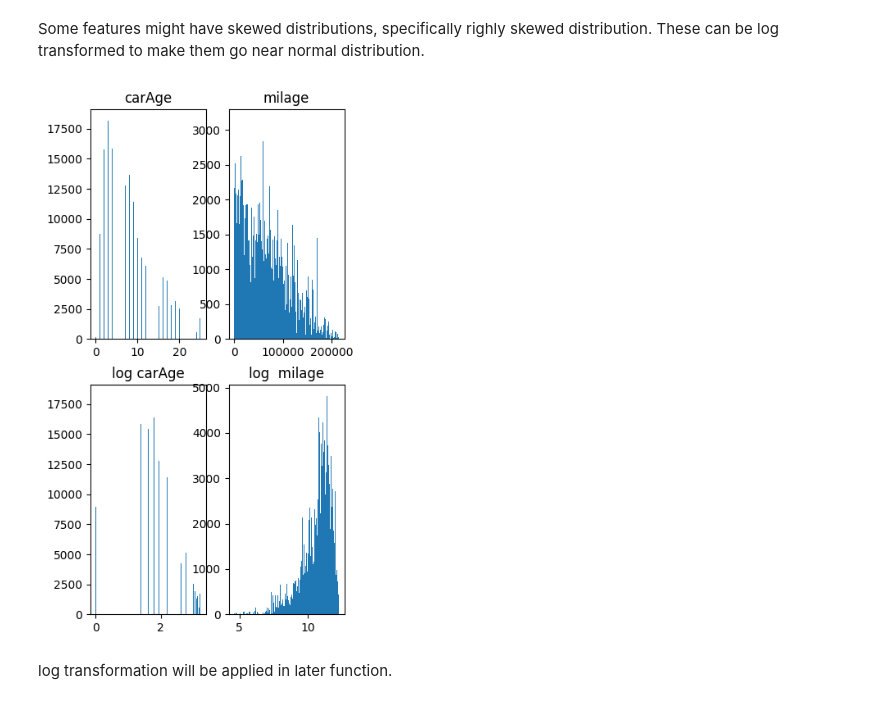
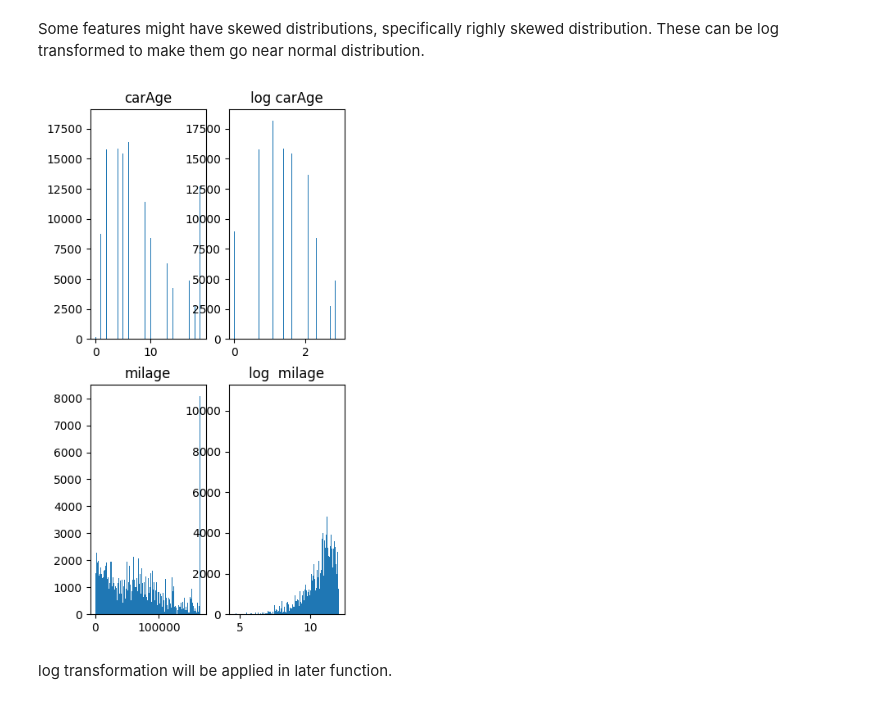
Before and after one commit to omkar-thite/used_car_regression_kaggle, a Jupyter notebook: used_car_regression.ipynb, the cells around one changed output. Saved outputs shown, nothing was run; the diff lists cells and outputs as text; code cells hidden in the pictures.

```diff
--- a/used_car_regression.ipynb
+++ b/used_car_regression.ipynb
@@ -259,10 +139,10 @@ def handle_outliers(col, limit=2):
 
     return x
 # %%
-df['price'] = handle_outliers(df['price'], 3)
-df['milage'] = handle_outliers(df['milage'], 3)
-df['model_year'] = handle_outliers(df['model_year'], 3)
+df['price'] = handle_outliers(df['price'], 2)
+df['milage'] = handle_outliers(df['milage'], 2)
+df['model_year'] = handle_outliers(df['model_year'], 2)
 
-test['milage'] = handle_outliers(test['milage'], 3)
-test['model_year'] = handle_outliers(test['model_year'], 3)
+test['milage'] = handle_outliers(test['milage'], 2)
+test['model_year'] = handle_outliers(test['model_year'], 2)
 # %% [markdown]
@@ -458,6 +448,15 @@ check_null(df, test)
 # Create interaction features
 create_interactions(df)
 create_interactions(test)
+# %%
+cleaner.update_vars()
+test_cleaner.update_vars()
+
+non_impute_cols = [col for col in df.columns if col in cleaner.continuos and col not in cleaner.continuos_imputed]
+
+for col in non_impute_cols:
+  df[col] =  handle_outliers(df[col], 3)
+  test[col] = handle_outliers(test[col], 3)
 # %%
 cleaner.clean_continuos()
 test_cleaner.clean_continuos()
@@ -469,29 +468,29 @@ Some features might have skewed distributions, specifically righly skewed distri
 # %%
 # Some features with rightly skewed data can be log transformed
 fig, axs = plt.subplots(2, 2, figsize=(4, 8))
 
 # carAge distribution
 axs[0, 0].hist(df['carAge'], bins=200)
 axs[0, 0].set_title('carAge')
 
-axs[0, 1].hist(df['milage'], bins=200)
-axs[0, 1].set_title('milage')
+axs[1, 0].hist(df['milage'], bins=200)
+axs[1, 0].set_title('milage')
 
 # milage is right skewed. Log transformation could be used.
 carAge = np.where(df['carAge'] != 0, df['carAge'], 1).astype('float')
 milage = np.where(df['milage'] != 0, df['milage'], 1).astype('float')
 
 log_carAge = np.log(carAge)
 log_milage = np.log(milage)
 
-axs[1, 0].hist(log_carAge, bins=200)
-axs[1, 0].set_title('log carAge')
+axs[0, 1].hist(log_carAge, bins=200)
+axs[0, 1].set_title('log carAge')
 
 axs[1,1].hist(log_milage, bins=200,)
 axs[1,1].set_title('log  milage')
 plt.show()
 # %% [output]
-[figure, old version]
+[figure, new version]
 # %% [markdown]
 log transformation will be applied in later function.
 # %% [markdown]
```
Also changed, not shown: parts of 108 cells of this notebook.
